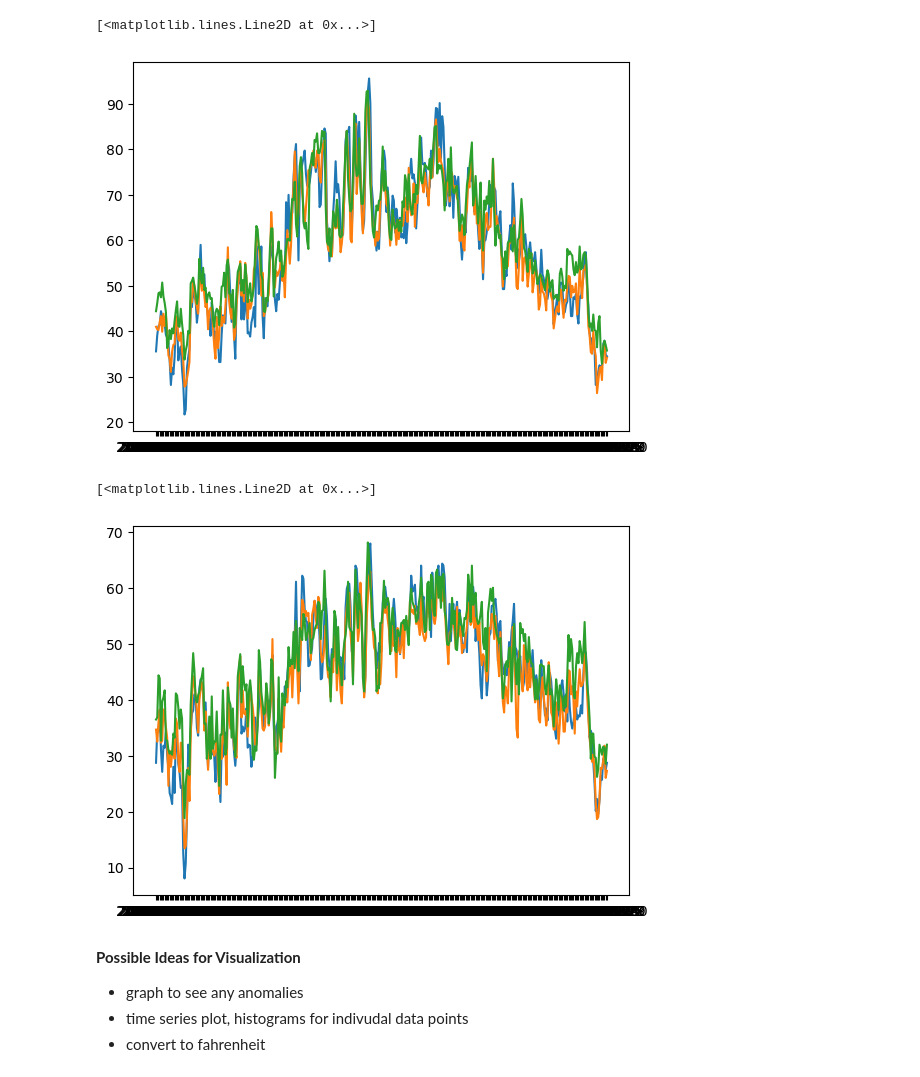
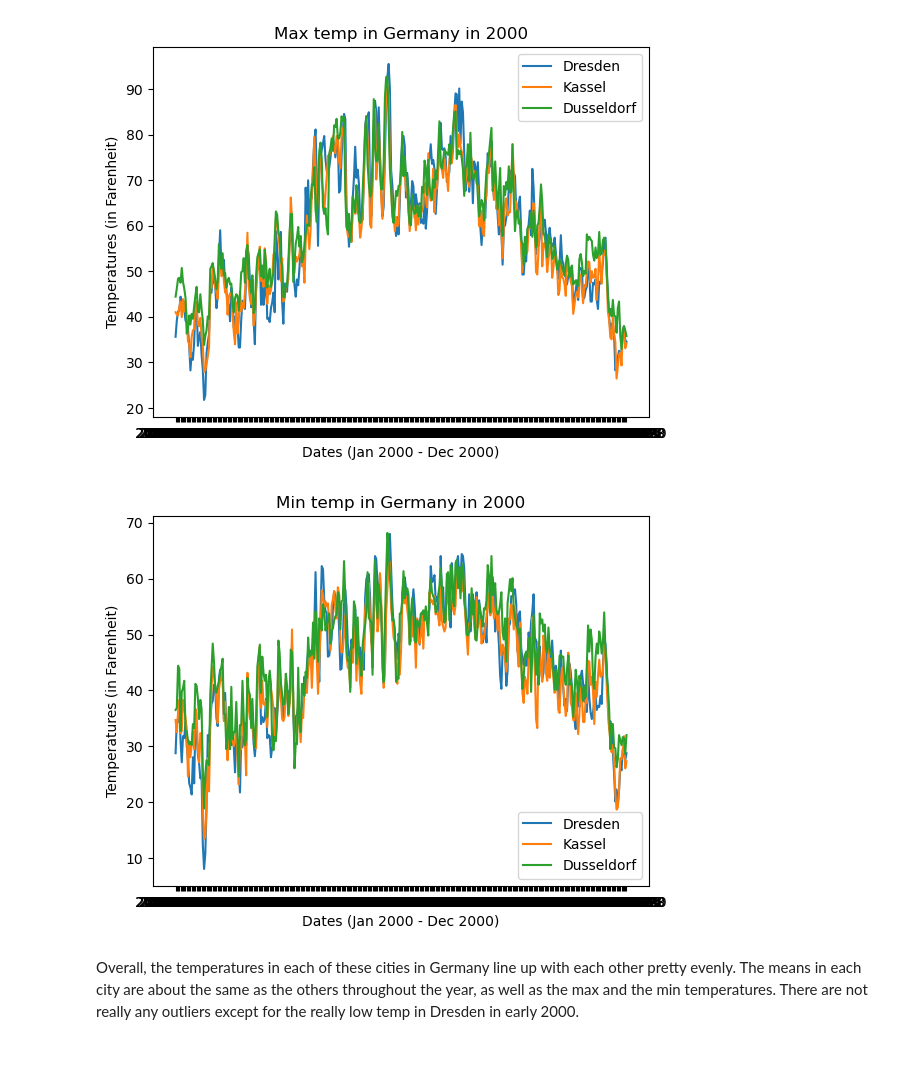
Before and after one commit to kyljgr/t30_cs345, a Jupyter notebook: data_visualization.ipynb, the cells around one changed output. Cells and saved outputs as stored; diff of their text form; code cells hidden in the pictures.

```diff
--- a/data_visualization.ipynb
+++ b/data_visualization.ipynb
@@ -59,21 +50,24 @@ plt.plot(df['DATE'][:365], df['DUSSELDORF_temp_mean'][:365])
 # %%
 #max
 plt.plot(df['DATE'][:365], df['DRESDEN_temp_max'][:365])
 plt.plot(df['DATE'][:365], df['KASSEL_temp_max'][:365])
 plt.plot(df['DATE'][:365], df['DUSSELDORF_temp_max'][:365])
+plt.xlabel('Dates (Jan 2000 - Dec 2000)');
+plt.ylabel('Temperatures (in Farenheit)');
+plt.title('Max temp in Germany in 2000');
+plt.legend(["Dresden", "Kassel", "Dusseldorf"], loc="upper right");
 # %% [output]
-[<matplotlib.lines.Line2D at 0x...>]
-[figure, old version]
+[figure, new version]
 # %%
 #min
 plt.plot(df['DATE'][:365], df['DRESDEN_temp_min'][:365])
 plt.plot(df['DATE'][:365], df['KASSEL_temp_min'][:365])
 plt.plot(df['DATE'][:365], df['DUSSELDORF_temp_min'][:365])
+plt.xlabel('Dates (Jan 2000 - Dec 2000)');
+plt.ylabel('Temperatures (in Farenheit)');
+plt.title('Min temp in Germany in 2000');
+plt.legend(["Dresden", "Kassel", "Dusseldorf"], loc="lower right");
 # %% [output]
-[<matplotlib.lines.Line2D at 0x...>]
-[figure, old version]
+[figure, new version]
-# %% [markdown]
-**Possible Ideas for Visualization**
-* graph to see any anomalies
-* time series plot, histograms for indivudal data points
-* convert to fahrenheit
+# %% [markdown]
+Overall, the temperatures in each of these cities in Germany line up with each other pretty evenly. The means in each city are about the same as the others throughout the year, as well as the max and the min temperatures. There are not really any outliers except for the really low temp in Dresden in early 2000.
```
Also changed, not shown: parts of 1 cell of this notebook.
